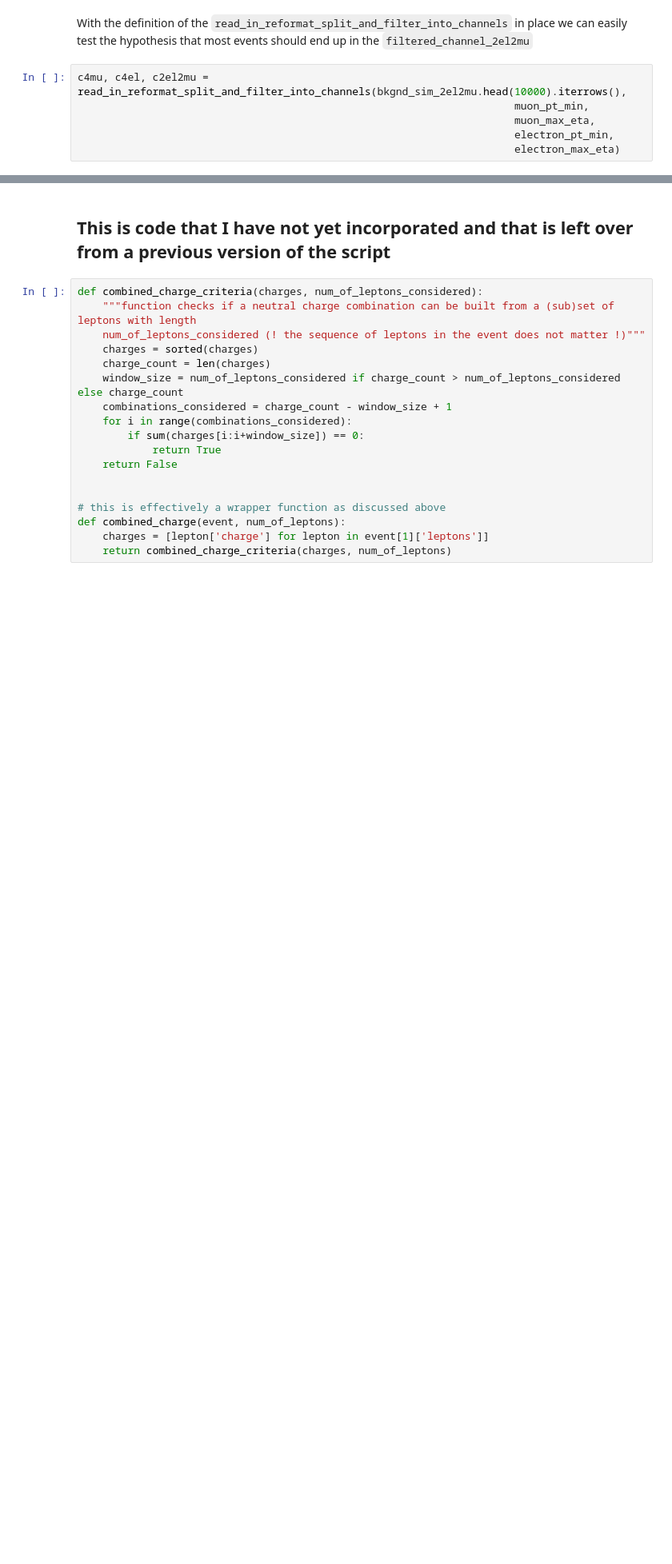
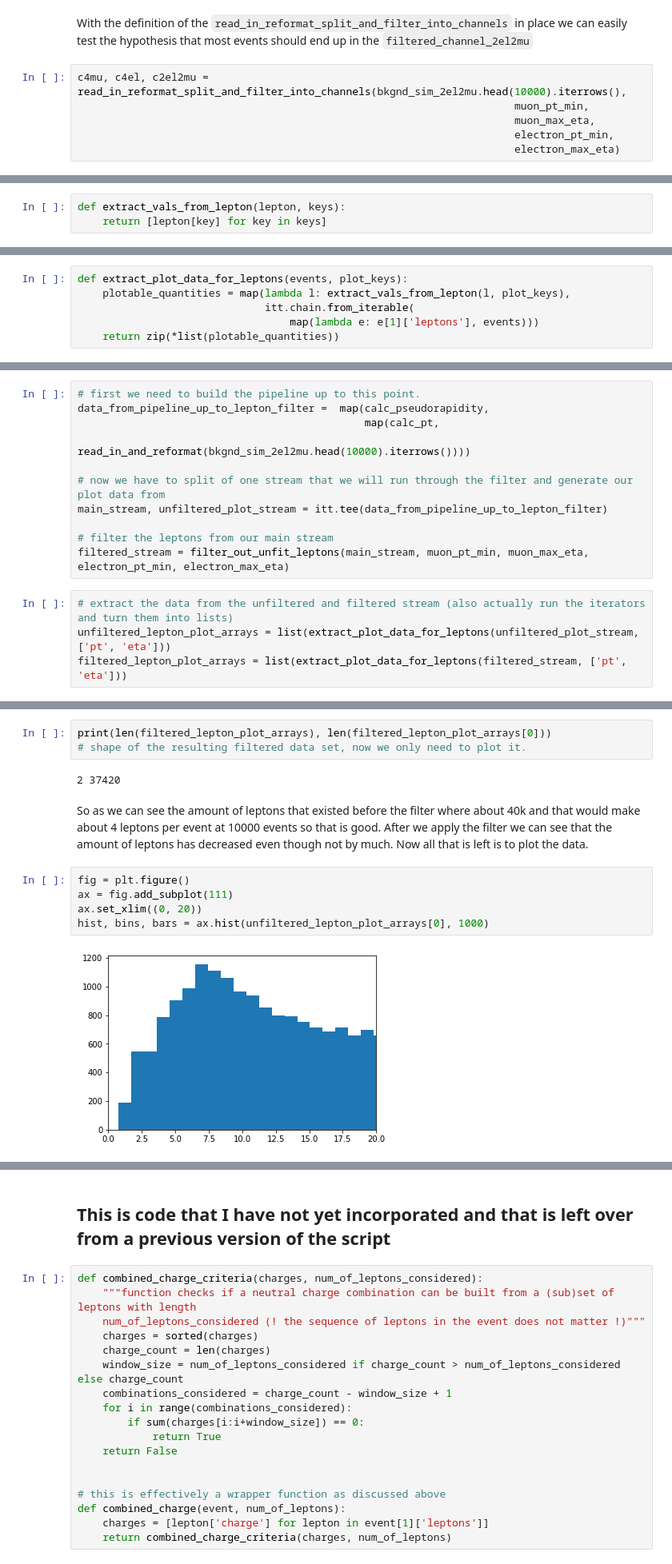
Before and after one commit to Phylex/FunctionalDataAnalysisExample, a Jupyter notebook: FunctionalExercise07.ipynb, the cells around one changed output, grey strips where cells are left out. Shown at 80% size. Drawn from its saved outputs; the diff is of its cells as text; blank space fills up the shorter version.

Commit message:
added a part about plotting and fixed a few bugs with the incorporation of the different datasets

```diff
--- a/FunctionalExercise07.ipynb
+++ b/FunctionalExercise07.ipynb
@@ -752,0 +856,3 @@ This is also why I used the `len(list(iterator))` call. the `list` function turn
+# %%
+def extract_vals_from_lepton(lepton, keys):
+    return [lepton[key] for key in keys]
@@ -752,0 +863,6 @@ This is also why I used the `len(list(iterator))` call. the `list` function turn
+# %%
+def extract_plot_data_for_leptons(events, plot_keys):
+    plotable_quantities = map(lambda l: extract_vals_from_lepton(l, plot_keys),
+                              itt.chain.from_iterable(
+                                  map(lambda e: e[1]['leptons'], events)))
+    return zip(*list(plotable_quantities))
@@ -752,0 +873,15 @@ This is also why I used the `len(list(iterator))` call. the `list` function turn
+# %%
+# first we need to build the pipeline up to this point.
+data_from_pipeline_up_to_lepton_filter =  map(calc_pseudorapidity,
+                                              map(calc_pt,
+                                                  read_in_and_reformat(bkgnd_sim_2el2mu.head(10000).iterrows())))
+
+# now we have to split of one stream that we will run through the filter and generate our plot data from
+main_stream, unfiltered_plot_stream = itt.tee(data_from_pipeline_up_to_lepton_filter)
+
+# filter the leptons from our main stream
+filtered_stream = filter_out_unfit_leptons(main_stream, muon_pt_min, muon_max_eta, electron_pt_min, electron_max_eta)
+# %%
+# extract the data from the unfiltered and filtered stream (also actually run the iterators and turn them into lists)
+unfiltered_lepton_plot_arrays = list(extract_plot_data_for_leptons(unfiltered_plot_stream, ['pt', 'eta']))
+filtered_lepton_plot_arrays = list(extract_plot_data_for_leptons(filtered_stream, ['pt', 'eta']))
@@ -752,0 +893,14 @@ This is also why I used the `len(list(iterator))` call. the `list` function turn
+# %%
+print(len(filtered_lepton_plot_arrays), len(filtered_lepton_plot_arrays[0]))
+# shape of the resulting filtered data set, now we only need to plot it.
+# %% [output]
+2 37420
+# %% [markdown]
+So as we can see the amount of leptons that existed before the filter where about 40k and that would make about 4 leptons per event at 10000 events so that is good. After we apply the filter we can see that the amount of leptons has decreased even though not by much. Now all that is left is to plot the data.
+# %%
+fig = plt.figure()
+ax = fig.add_subplot(111)
+ax.set_xlim((0, 20))
+hist, bins, bars = ax.hist(unfiltered_lepton_plot_arrays[0], 1000)
+# %% [output]
+[figure, added]
```
Also changed, not shown: parts of 38 cells of this notebook.
